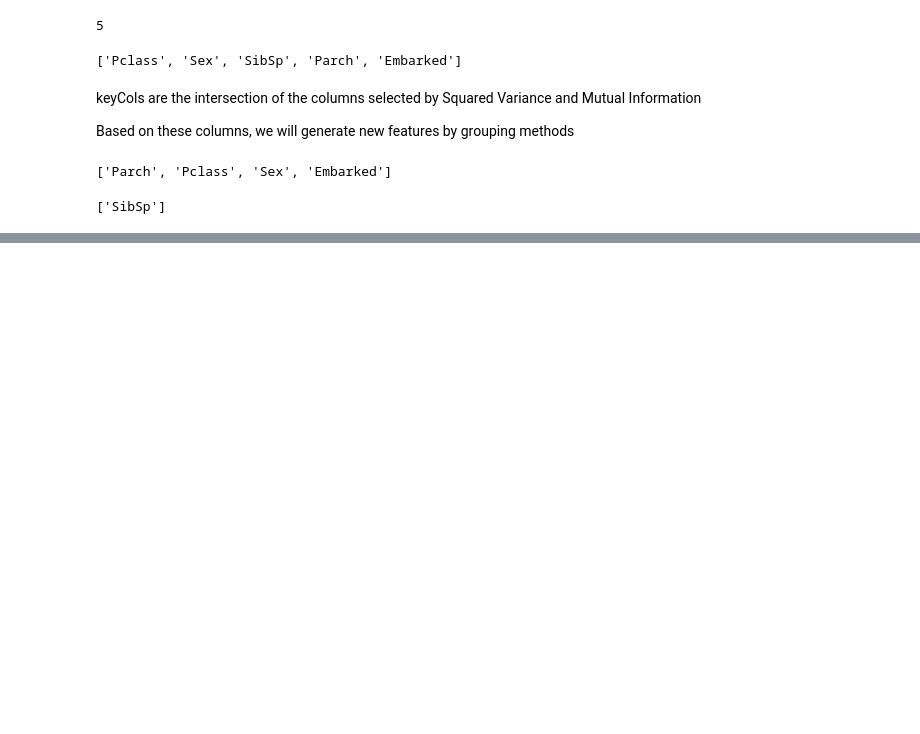
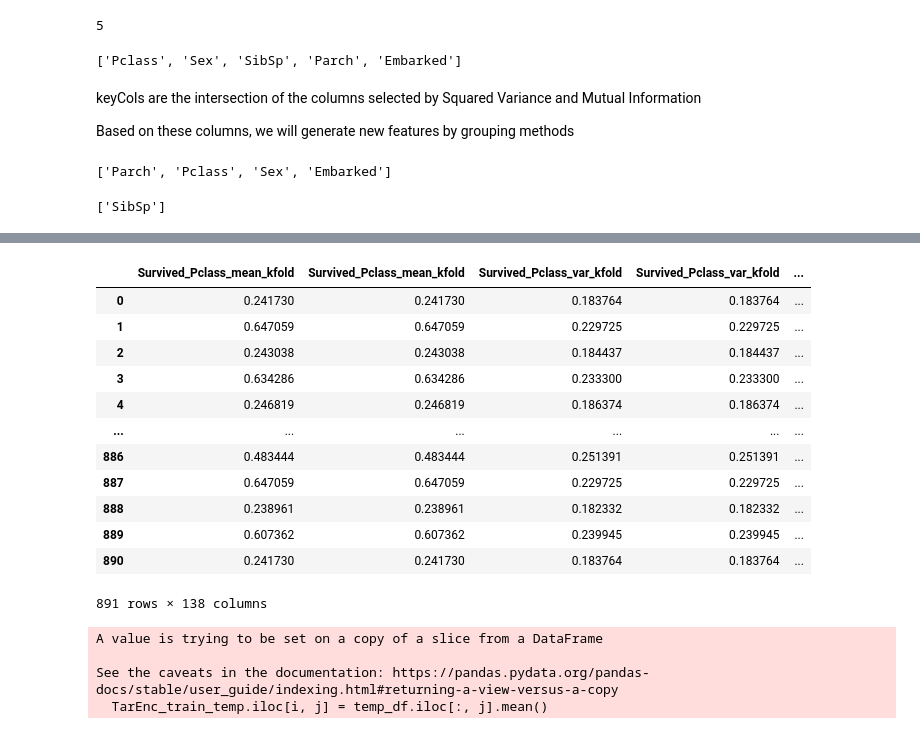
Before and after one commit to ZhenglinPan/Kaggle_Titanic, a Jupyter notebook: src/preprocessing.ipynb, the cells around one changed output, grey strips where cells are left out. Drawn from its saved outputs; the diff is of its cells as text; code cells hidden in the pictures; blank space fills up the shorter version.

Commit message:
done feature generation on test set

```diff
--- a/src/preprocessing.ipynb
+++ b/src/preprocessing.ipynb
@@ -681,7 +680,7 @@ keycol
 cat_rest = []   # categorical variables that are not keyCols
 
 for col in category_cols:
-    if col not in keycol:
+    if col not in keycols:
         cat_rest.append(col)
 
 cat_rest
@@ -689,0 +961,29 @@ cat_rest
+# %%
+X_test = pd.read_csv('../data/X_test_preprocessed.csv')
+
+# 原数据集中有两行的parch是9然后就会报错？先手动改成0了
+X_test_OE = pd.DataFrame(ord_enc.transform(X_test[category_cols]), columns=category_cols)
+X_test_OE.index = X_test.index
+X_test_OE = pd.concat([X_test_OE, X_test[numeric_cols]], axis=1)
+# %%
+# 定义标签
+col_cat = [target]
+print(col_cat)
+
+# 创建容器
+col_temp = category_cols.copy()
+TarEnc_train = pd.DataFrame()
+TarEnc_test = pd.DataFrame()
+
+for keyCol in col_temp:
+    features_train1, features_test1, colNames_train_new, colNames_test_new = feature_creation.Target_Encode(keyCol,
+                                                                                           X_train_OE,
+                                                                                           labels,
+                                                                                           X_test_OE,
+                                                                                           col_cat=col_cat,
+                                                                                           extension=True)
+
+    TarEnc_train = pd.concat([TarEnc_train, features_train1],axis=1)
+    TarEnc_test = pd.concat([TarEnc_test, features_test1],axis=1)
+
+    col_temp = category_cols.copy()
@@ -689,0 +1008,6 @@ cat_rest
+# %%
+sel = VarianceThreshold()
+sel.fit(TarEnc_train)
+
+TarEnc_cols = list(TarEnc_train.columns[sel.variances_ > 0])
+len(TarEnc_cols)
@@ -689,0 +1034,28 @@ cat_rest
+# %%
+TarEnc_train_temp = TarEnc_train[TarEnc_cols]
+TarEnc_train_temp
+# %% [output]
+|  | Survived_Pclass_mean_kfold | Survived_Pclass_mean_kfold | Survived_Pclass_var_kfold | Survived_Pclass_var_kfold | ... |
+| 0 | 0.241730 | 0.241730 | 0.183764 | 0.183764 | ... |
+| 1 | 0.647059 | 0.647059 | 0.229725 | 0.229725 | ... |
+| 2 | 0.243038 | 0.243038 | 0.184437 | 0.184437 | ... |
+| 3 | 0.634286 | 0.634286 | 0.233300 | 0.233300 | ... |
+| 4 | 0.246819 | 0.246819 | 0.186374 | 0.186374 | ... |
+| ... | ... | ... | ... | ... | ... |
+| 886 | 0.483444 | 0.483444 | 0.251391 | 0.251391 | ... |
+| 887 | 0.647059 | 0.647059 | 0.229725 | 0.229725 | ... |
+| 888 | 0.238961 | 0.238961 | 0.182332 | 0.182332 | ... |
+| 889 | 0.607362 | 0.607362 | 0.239945 | 0.239945 | ... |
+| 890 | 0.241730 | 0.241730 | 0.183764 | 0.183764 | ... |
+891 rows × 138 columns
+# %%
+for j in range(TarEnc_train_temp.shape[1]):
+    for i in range(TarEnc_train_temp.shape[0]):
+        if np.isnan(TarEnc_train_temp.iloc[i, j]):
+            # print(i, j)
+            TarEnc_train_temp.iloc[i, j] = temp_df.iloc[:, j].mean()
+# %% [output]
+A value is trying to be set on a copy of a slice from a DataFrame
+
+See the caveats in the documentation: https://pandas.pydata.org/pandas-docs/stable/user_guide/indexing.html#returning-a-view-versus-a-copy
+  TarEnc_train_temp.iloc[i, j] = temp_df.iloc[:, j].mean()
```
Also changed, not shown: parts of 47 cells of this notebook, 9 other files.
